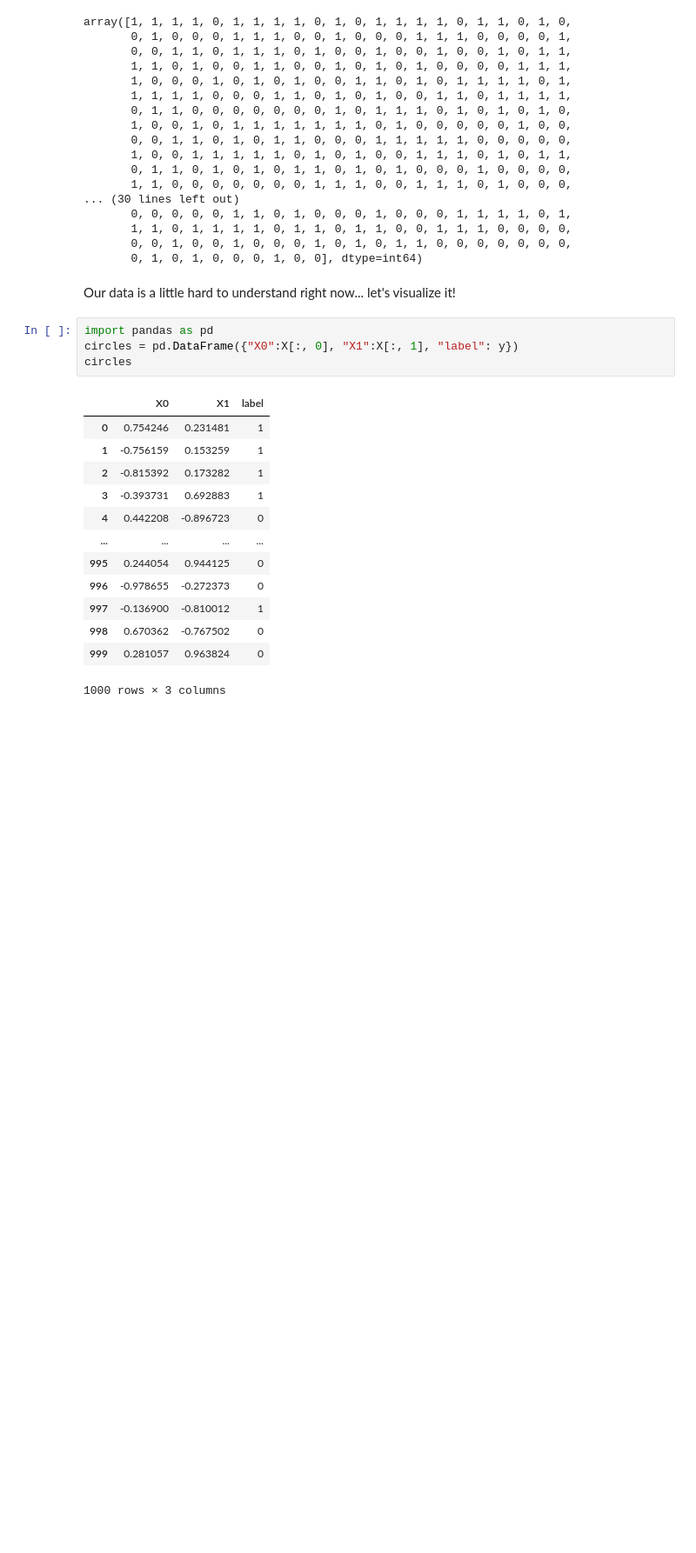
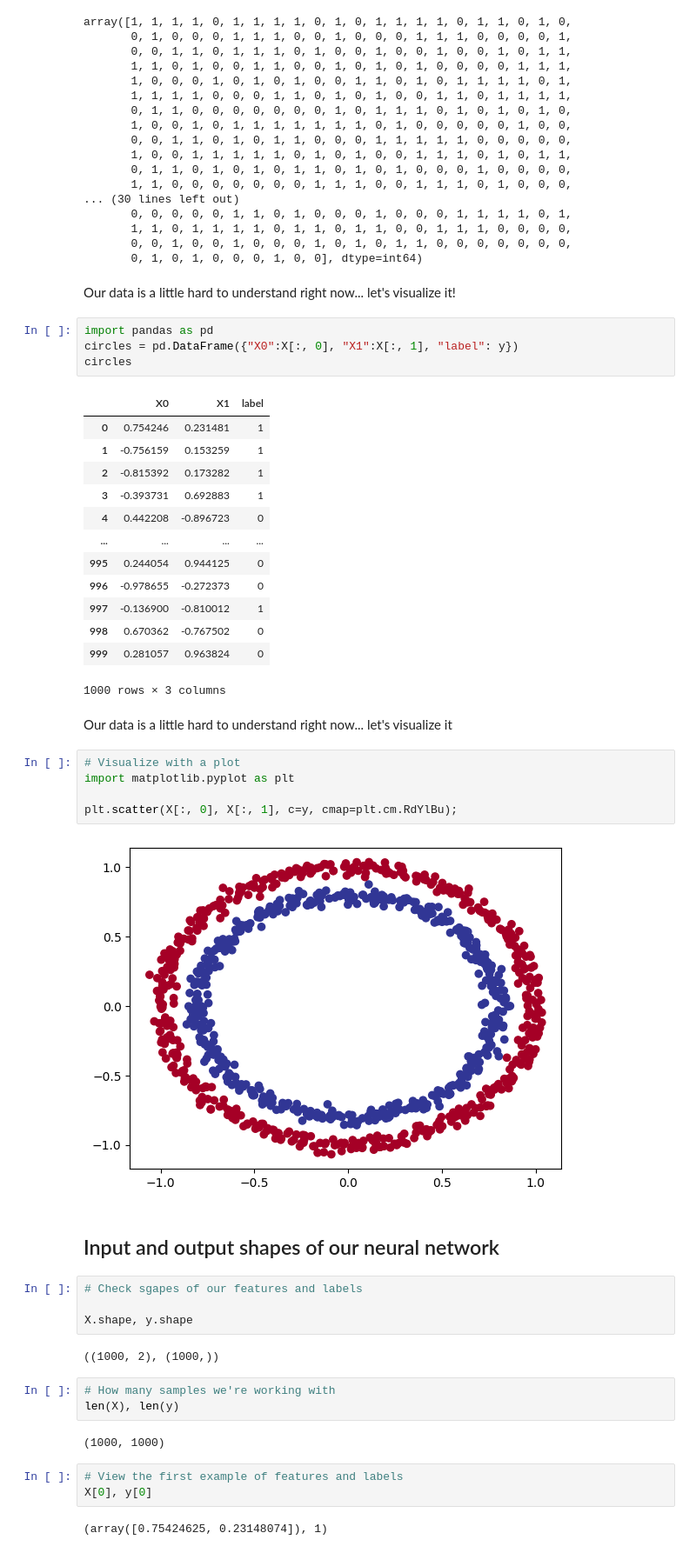
Before and after one commit to Rus-tam/daniel_bourke_course, a Jupyter notebook: notebooks/neural_network_classification_in_tensorflow.ipynb, the cells around one changed output. Shown at 87% size. Drawn from its saved outputs; the diff is of its cells as text; blank space fills up the shorter version.

```diff
--- a/notebooks/neural_network_classification_in_tensorflow.ipynb
+++ b/notebooks/neural_network_classification_in_tensorflow.ipynb
@@ -69,3 +71,30 @@ circles
 | 998 | 0.670362 | -0.767502 | 0 |
 | 999 | 0.281057 | 0.963824 | 0 |
 1000 rows × 3 columns
+# %% [markdown]
+Our data is a little hard to understand right now... let's visualize it
+# %%
+# Visualize with a plot
+import matplotlib.pyplot as plt
+
+plt.scatter(X[:, 0], X[:, 1], c=y, cmap=plt.cm.RdYlBu);
+# %% [output]
+[figure, added]
+# %% [markdown]
+## Input and output shapes of our neural network
+# %%
+# Check sgapes of our features and labels
+
+X.shape, y.shape
+# %% [output]
+((1000, 2), (1000,))
+# %%
+# How many samples we're working with
+len(X), len(y)
+# %% [output]
+(1000, 1000)
+# %%
+# View the first example of features and labels
+X[0], y[0]
+# %% [output]
+(array([0.75424625, 0.23148074]), 1)
```
Also changed, not shown: parts of 9 cells of this notebook.
